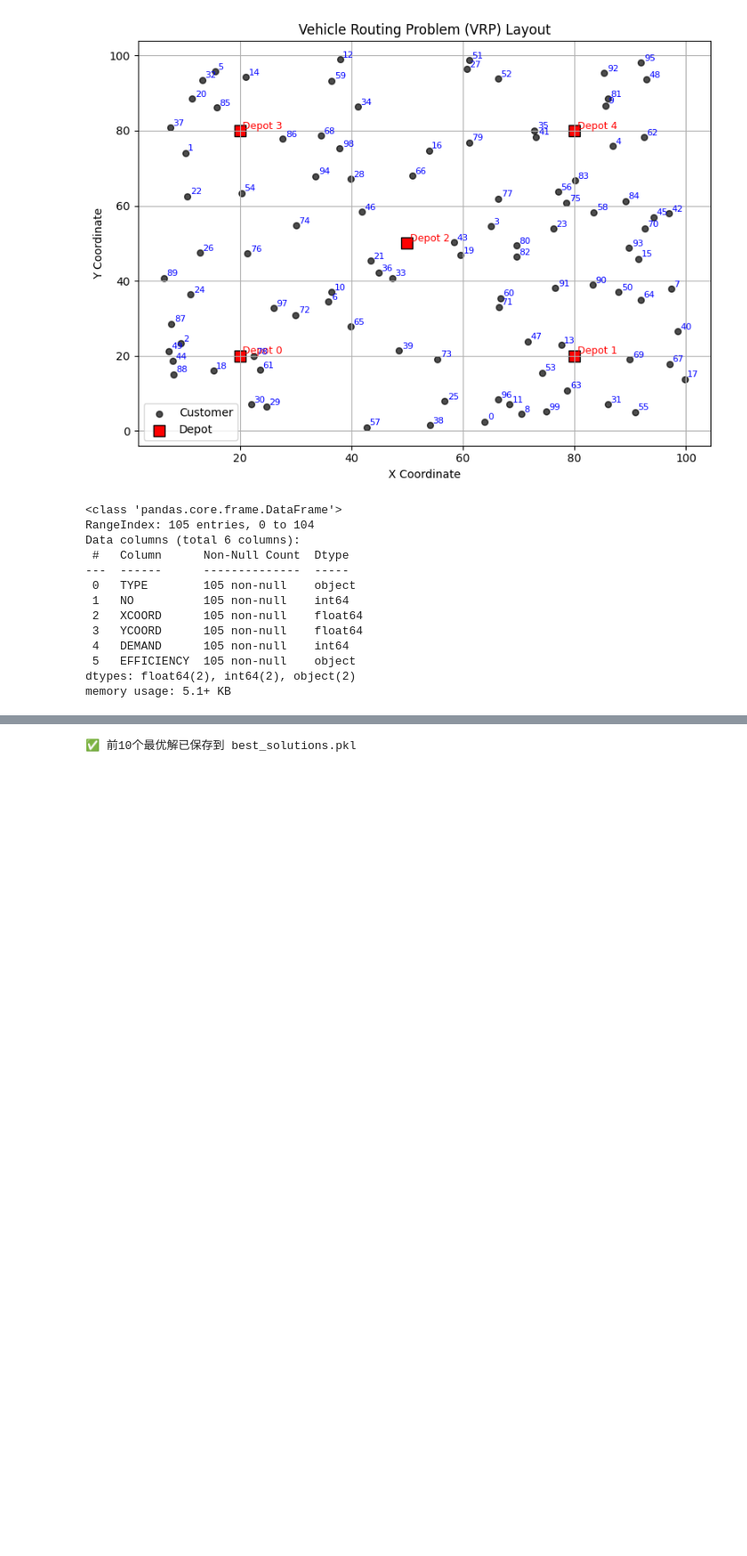
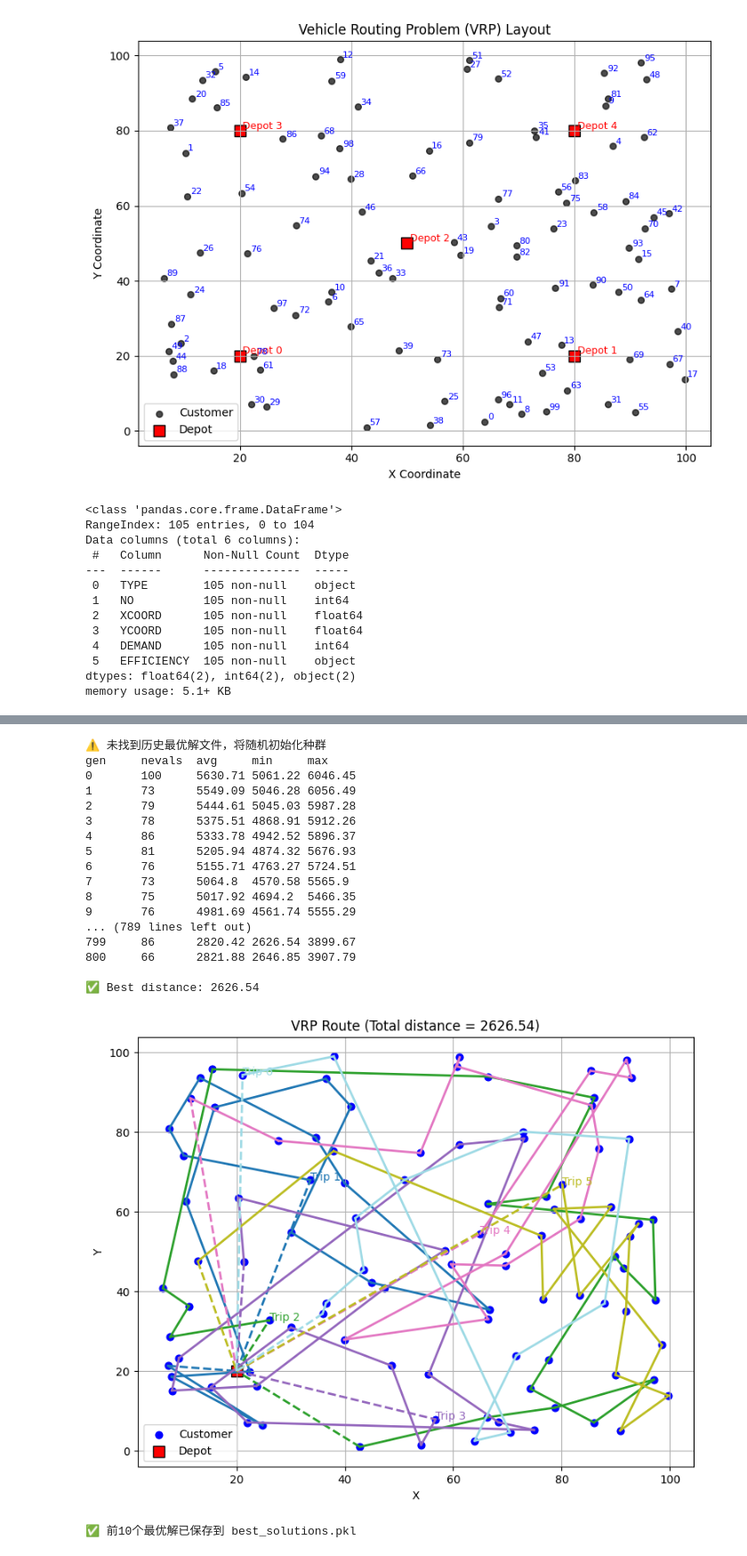
Before and after one commit to ssyss-513/MyColab, a Jupyter notebook: COMP5511/5511_a1.ipynb, the cells around one changed output, grey strips where cells are left out. Shown at 89% size. Drawn from its saved outputs; the diff is of its cells as text; code cells hidden in the pictures; blank space fills up the shorter version.

```diff
--- a/COMP5511/5511_a1.ipynb
+++ b/COMP5511/5511_a1.ipynb
@@ -310,7 +252,7 @@ stats.register("avg", np.mean)
 stats.register("min", np.min)
 stats.register("max", np.max)
 
-algorithms.eaSimple(pop, toolbox, cxpb=0.7, mutpb=0.25, ngen=5800,
+algorithms.eaSimple(pop, toolbox, cxpb=0.7, mutpb=0.25, ngen=800,
                     stats=stats, halloffame=hof, verbose=True)
 
 best = hof[0]
@@ -330,33 +272,52 @@ colors = plt.cm.tab20(np.linspace(0,1,len(best_segments)))
 for i, seg in enumerate(best_segments):
     for j in range(len(seg)-1):
         x1, y1 = coords[seg[j]]
         x2, y2 = coords[seg[j+1]]
 
         # 判断路线类型
         if seg[j] == depot_no or seg[j+1] == depot_no:
             # depot 到客户 或客户回 depot
             plt.plot([x1, x2], [y1, y2], color=colors[i], lw=2, linestyle='--')
         else:
             # 客户到客户
             plt.plot([x1, x2], [y1, y2], color=colors[i], lw=2, linestyle='-')
 
     # 标记每次行程
     plt.text(coords[seg[1]][0], coords[seg[1]][1], f"Trip {i+1}", color=colors[i])
 
 # 添加图例，说明虚线和实线
 from matplotlib.lines import Line2D
 legend_elements = [
     Line2D([0], [0], color='black', lw=2, linestyle='-', label='Customer → Customer'),
     Line2D([0], [0], color='black', lw=2, linestyle='--', label='Depot → Customer / Customer → Depot')
 ]
 plt.legend(handles=legend_elements + plt.gca().get_legend_handles_labels()[0])
 
 plt.title(f"VRP Route (Total distance = {best_val[0]:.2f})")
 plt.xlabel("X")
 plt.ylabel("Y")
 plt.legend()
 plt.grid(True)
 plt.show()
+# %% [output]
+⚠️ 未找到历史最优解文件，将随机初始化种群
+gen     nevals  avg     min     max
+0       100     5630.71 5061.22 6046.45
+1       73      5549.09 5046.28 6056.49
+2       79      5444.61 5045.03 5987.28
+3       78      5375.51 4868.91 5912.26
+4       86      5333.78 4942.52 5896.37
+5       81      5205.94 4874.32 5676.93
+6       76      5155.71 4763.27 5724.51
+7       73      5064.8  4570.58 5565.9
+8       75      5017.92 4694.2  5466.35
+9       76      4981.69 4561.74 5555.29
+... (789 lines left out)
+799     86      2820.42 2626.54 3899.67
+800     66      2821.88 2646.85 3907.79
+
+✅ Best distance: 2626.54
+[figure, added]
 # %%
 import pickle
 
```
Also changed, not shown: parts of 19 cells of this notebook.
